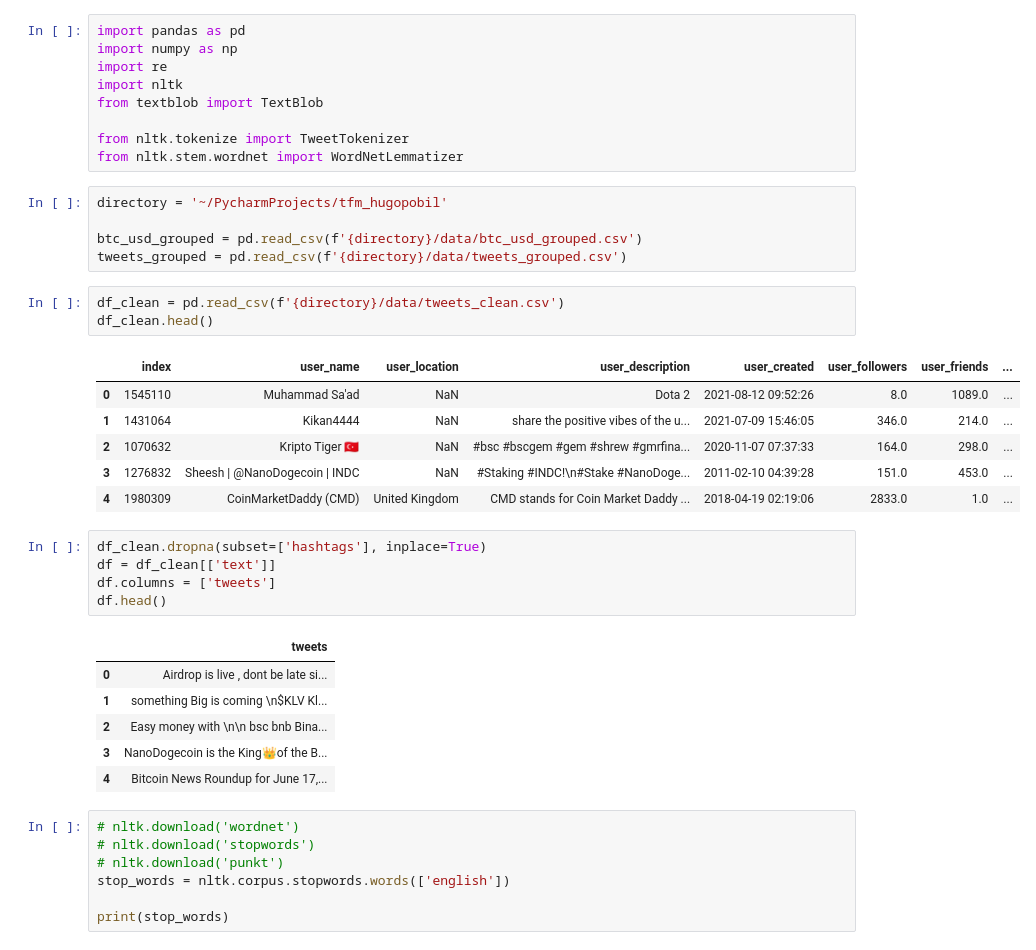
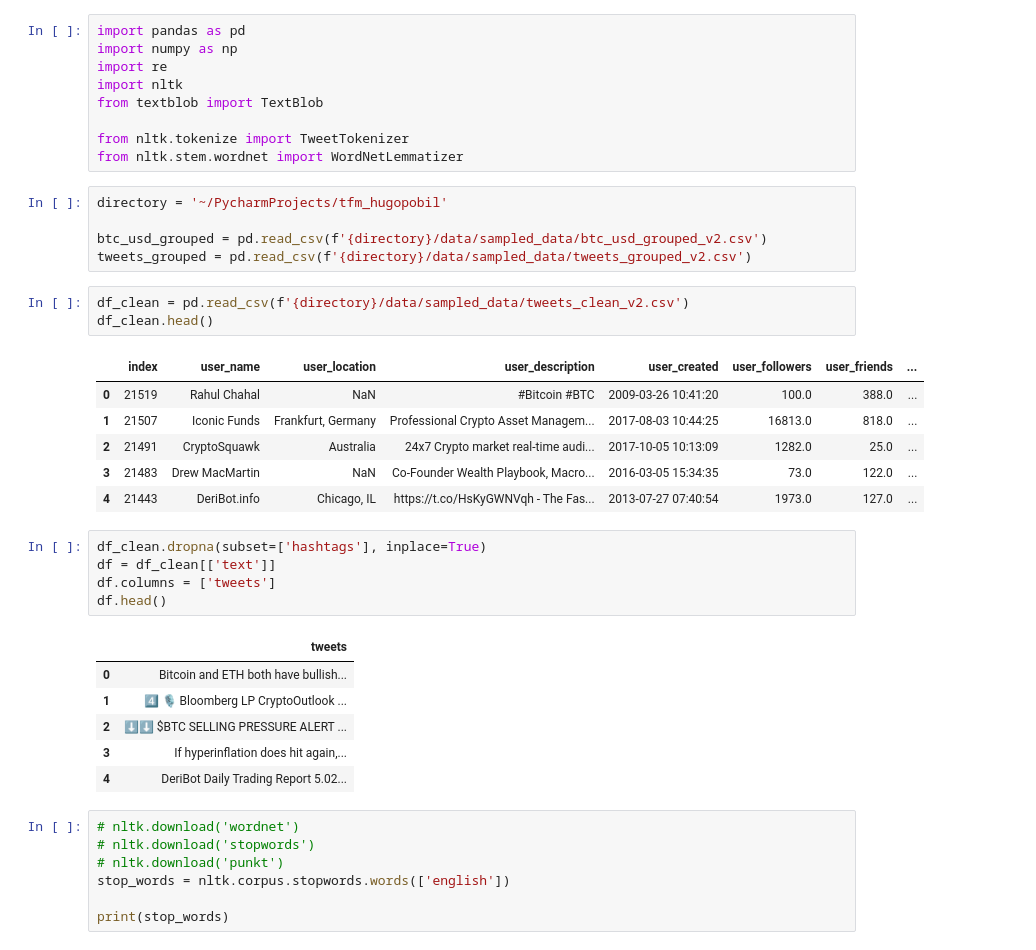
Before and after one commit to hugopobil/tfm_hugopobil, a Jupyter notebook: scratches/bitcoin_price_analysis_kaggle/04_NLP_Modelling.ipynb, the cells around one changed output. Saved outputs shown, nothing was run; the diff lists cells and outputs as text.

```diff
--- a/scratches/bitcoin_price_analysis_kaggle/04_NLP_Modelling.ipynb
+++ b/scratches/bitcoin_price_analysis_kaggle/04_NLP_Modelling.ipynb
@@ -10,18 +10,18 @@ from nltk.stem.wordnet import WordNetLemmatizer
 # %%
 directory = '~/PycharmProjects/tfm_hugopobil'
 
-btc_usd_grouped = pd.read_csv(f'{directory}/data/btc_usd_grouped.csv')
-tweets_grouped = pd.read_csv(f'{directory}/data/tweets_grouped.csv')
+btc_usd_grouped = pd.read_csv(f'{directory}/data/sampled_data/btc_usd_grouped_v2.csv')
+tweets_grouped = pd.read_csv(f'{directory}/data/sampled_data/tweets_grouped_v2.csv')
 # %%
-df_clean = pd.read_csv(f'{directory}/data/tweets_clean.csv')
+df_clean = pd.read_csv(f'{directory}/data/sampled_data/tweets_clean_v2.csv')
 df_clean.head()
 # %% [output]
 |  | index | user_name | user_location | user_description | user_created | user_followers | user_friends | ... |
-| 0 | 1545110 | Muhammad Sa'ad | NaN | Dota 2 | 2021-08-12 09:52:26 | 8.0 | 1089.0 | ... |
-| 1 | 1431064 | Kikan4444 | NaN | share the positive vibes of the u... | 2021-07-09 15:46:05 | 346.0 | 214.0 | ... |
-| 2 | 1070632 | Kripto Tiger 🇹🇷 | NaN | #bsc #bscgem #gem #shrew #gmrfina... | 2020-11-07 07:37:33 | 164.0 | 298.0 | ... |
-| 3 | 1276832 | Sheesh | @NanoDogecoin | INDC | NaN | #Staking #INDC!\n#Stake #NanoDoge... | 2011-02-10 04:39:28 | 151.0 | 453.0 | ... |
-| 4 | 1980309 | CoinMarketDaddy (CMD) | United Kingdom | CMD stands for Coin Market Daddy ... | 2018-04-19 02:19:06 | 2833.0 | 1.0 | ... |
+| 0 | 21519 | Rahul Chahal | NaN | #Bitcoin #BTC | 2009-03-26 10:41:20 | 100.0 | 388.0 | ... |
+| 1 | 21507 | Iconic Funds | Frankfurt, Germany | Professional Crypto Asset Managem... | 2017-08-03 10:44:25 | 16813.0 | 818.0 | ... |
+| 2 | 21491 | CryptoSquawk | Australia | 24x7 Crypto market real-time audi... | 2017-10-05 10:13:09 | 1282.0 | 25.0 | ... |
+| 3 | 21483 | Drew MacMartin | NaN | Co-Founder Wealth Playbook, Macro... | 2016-03-05 15:34:35 | 73.0 | 122.0 | ... |
+| 4 | 21443 | DeriBot.info | Chicago, IL | https://t.co/HsKyGWNVqh - The Fas... | 2013-07-27 07:40:54 | 1973.0 | 127.0 | ... |
 # %%
 df_clean.dropna(subset=['hashtags'], inplace=True)
 df = df_clean[['text']]
@@ -29,11 +29,11 @@ df.columns = ['tweets']
 df.head()
 # %% [output]
 |  | tweets |
-| 0 | Airdrop is live , dont be late si... |
-| 1 | something Big is coming \n$KLV Kl... |
-| 2 | Easy money with \n\n bsc bnb Bina... |
-| 3 | NanoDogecoin is the King👑of the B... |
-| 4 | Bitcoin News Roundup for June 17,... |
+| 0 | Bitcoin and ETH both have bullish... |
+| 1 | 4⃣ 🎙️ Bloomberg LP CryptoOutlook ... |
+| 2 | ⬇️⬇️ $BTC SELLING PRESSURE ALERT ... |
+| 3 | If hyperinflation does hit again,... |
+| 4 | DeriBot Daily Trading Report 5.02... |
 # %%
 # nltk.download('wordnet')
 # nltk.download('stopwords')
```
Also changed, not shown: parts of 9 cells of this notebook, 2 other files.
